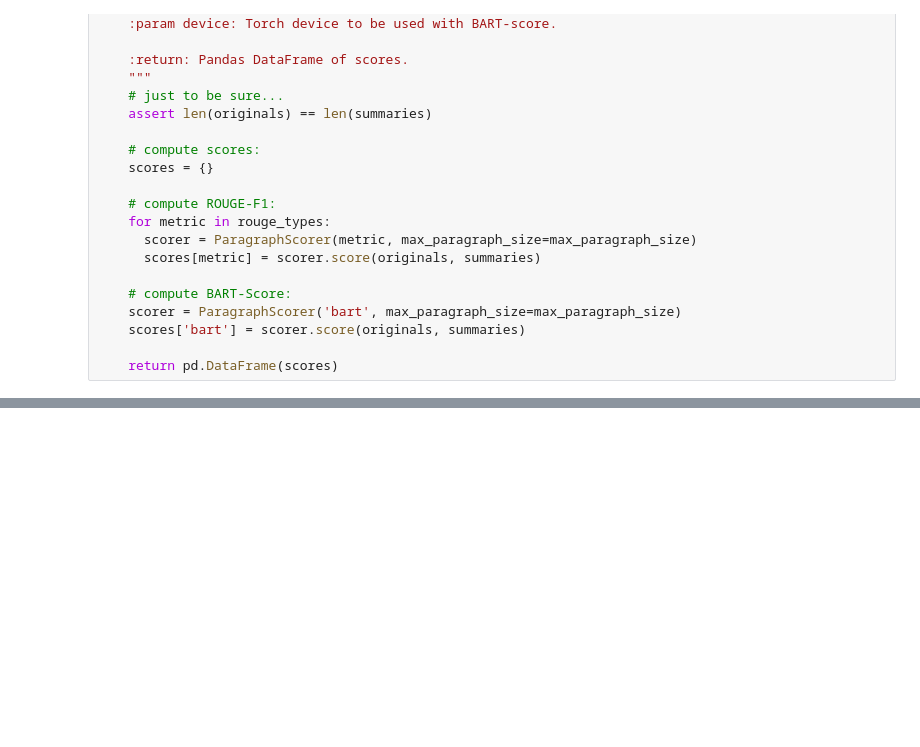
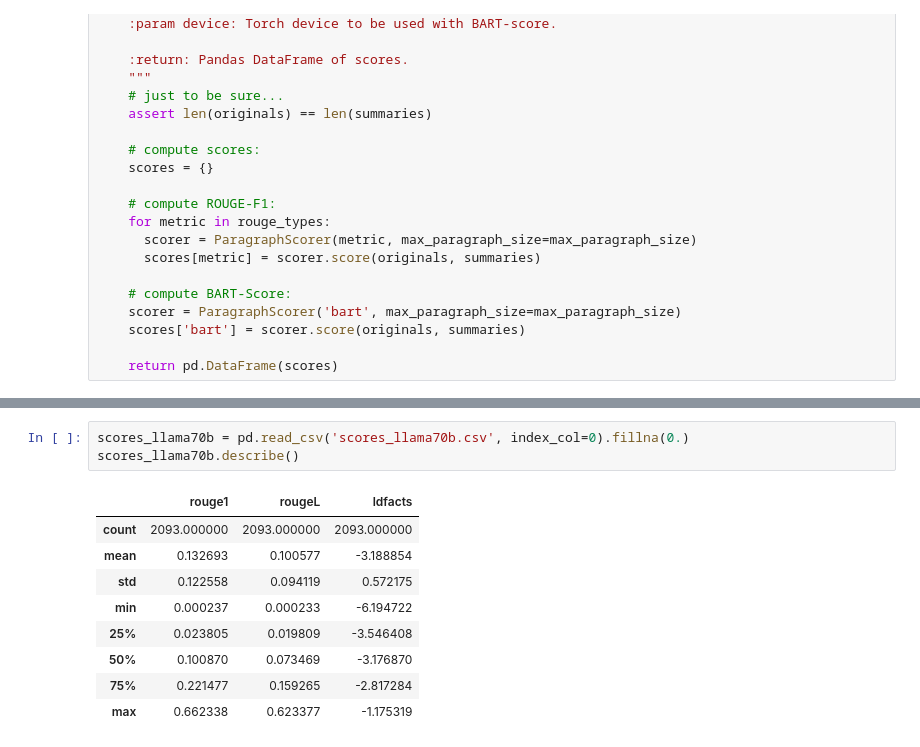
Before and after one commit to EFRA-DH/sgs, a Jupyter notebook: scoring.ipynb, the cells around one changed output, grey strips where cells are left out. Drawn from its saved outputs; the diff is of its cells as text; blank space fills up the shorter version.

```diff
--- a/scoring.ipynb
+++ b/scoring.ipynb
@@ -387,0 +377,13 @@ scores_density.head()
+# %%
+scores_llama70b = pd.read_csv('scores_llama70b.csv', index_col=0).fillna(0.)
+scores_llama70b.describe()
+# %% [output]
+|  | rouge1 | rougeL | ldfacts |
+| count | 2093.000000 | 2093.000000 | 2093.000000 |
+| mean | 0.132693 | 0.100577 | -3.188854 |
+| std | 0.122558 | 0.094119 | 0.572175 |
+| min | 0.000237 | 0.000233 | -6.194722 |
+| 25% | 0.023805 | 0.019809 | -3.546408 |
+| 50% | 0.100870 | 0.073469 | -3.176870 |
+| 75% | 0.221477 | 0.159265 | -2.817284 |
+| max | 0.662338 | 0.623377 | -1.175319 |
```
Also changed, not shown: parts of 13 cells of this notebook.
